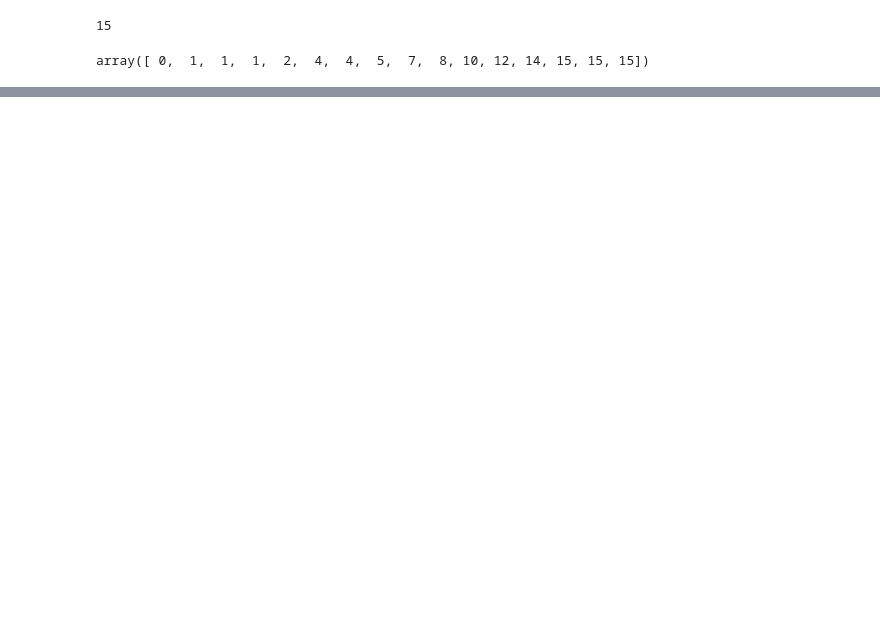
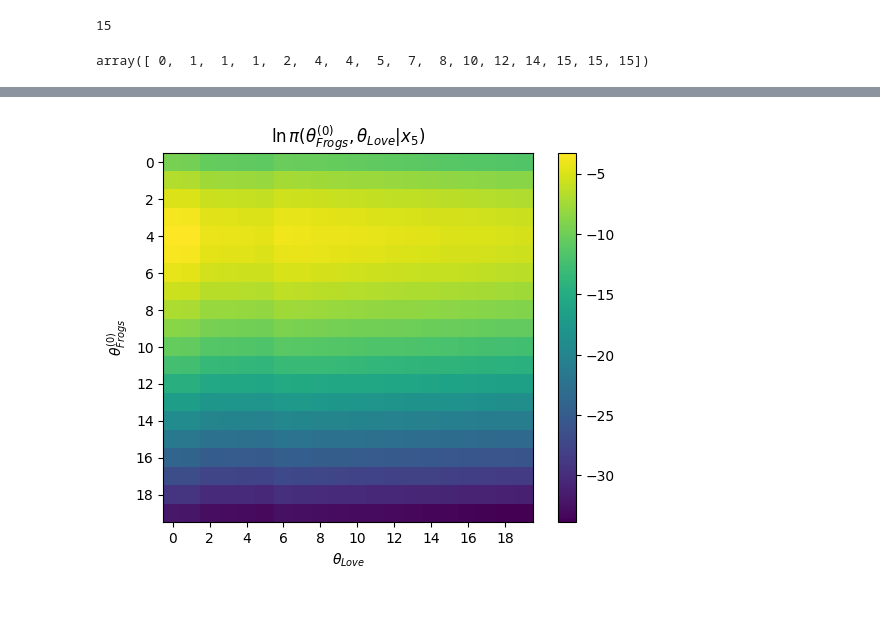
Before and after one commit to pleituer/STAT3602-6008-Mini-Group-Project-Part-1, a Jupyter notebook: src/varying_num_of_frogs.ipynb, the cells around one changed output, grey strips where cells are left out. Drawn from its saved outputs; the diff is of its cells as text; code cells hidden in the pictures; blank space fills up the shorter version.

```diff
--- a/src/varying_num_of_frogs.ipynb
+++ b/src/varying_num_of_frogs.ipynb
@@ -51,0 +94,13 @@ plt.show()
+# %%
+t = 5
+
+theta1_linspace = np.arange(20)[::-1]
+theta2_linspace = np.arange(20)
+
+enum_theta1_theta2 = [[(i, theta1), (j, theta2)] for i, theta1 in enumerate(theta1_linspace) for j, theta2 in enumerate(theta2_linspace)]
+
+posterior = np.zeros((theta2_linspace.shape[0], theta1_linspace.shape[0]))
+for (i, theta1), (j, theta2) in tqdm(enum_theta1_theta2):
+    posterior[i, j] = pi_theta1_theta2(theta1, theta2, min(t,dataset.T))
+
+posterior.shape
@@ -51,0 +114,13 @@ plt.show()
+# %%
+plt.imshow(np.log(posterior), origin='lower')
+plt.xlabel(r'$\theta_{Love}$')
+plt.xticks(np.arange(theta2_linspace.shape[0]//2)*2, theta2_linspace[::2])
+plt.ylabel(r'$\theta_{Frogs}^{(0)}$')
+plt.yticks(np.arange(theta1_linspace.shape[0]//2)*2+1, theta1_linspace[1::2])
+plt.title(rf'$\ln\pi(\theta_{{Frogs}}^{{(0)}}, \theta_{{Love}} | x_{{{t}}})$')
+plt.colorbar()
+plt.show()
+# %% [output]
+[figure, added]
+# %% [markdown]
+###
```
Also changed, not shown: parts of 10 cells of this notebook.
